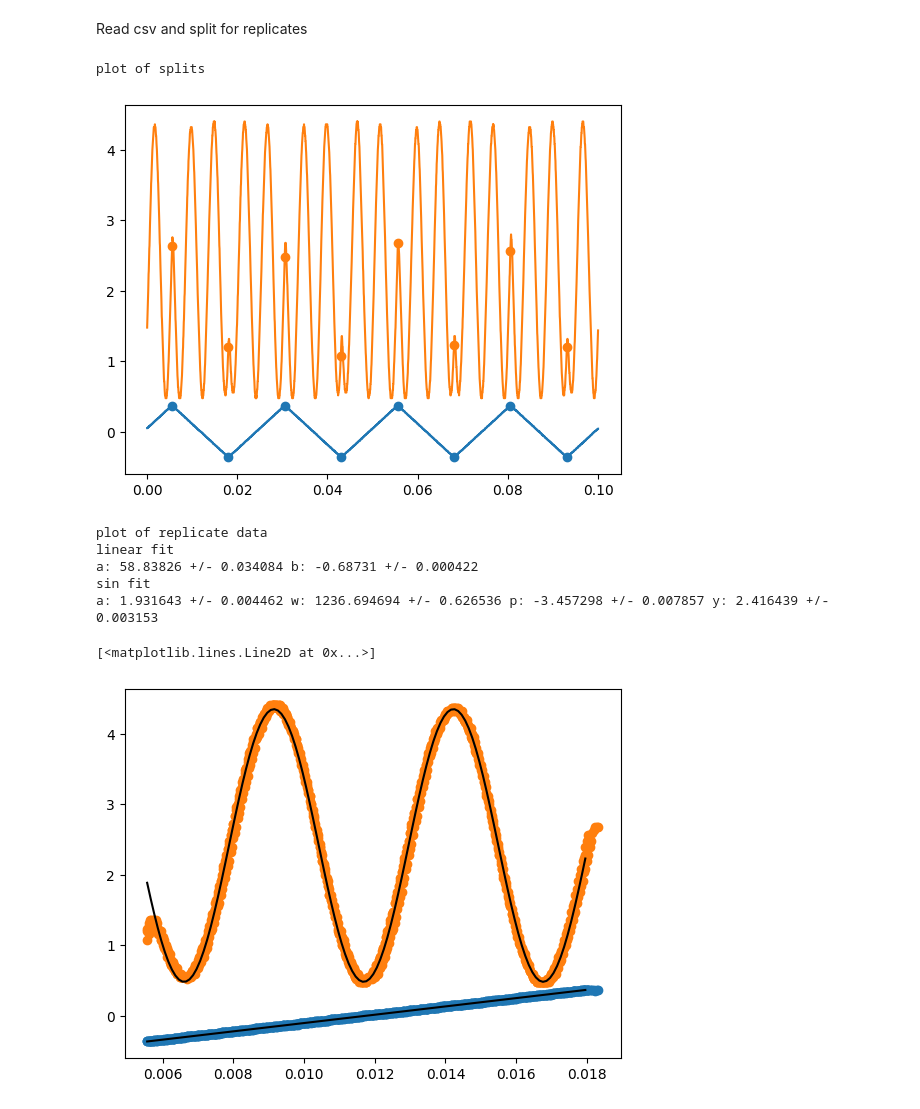
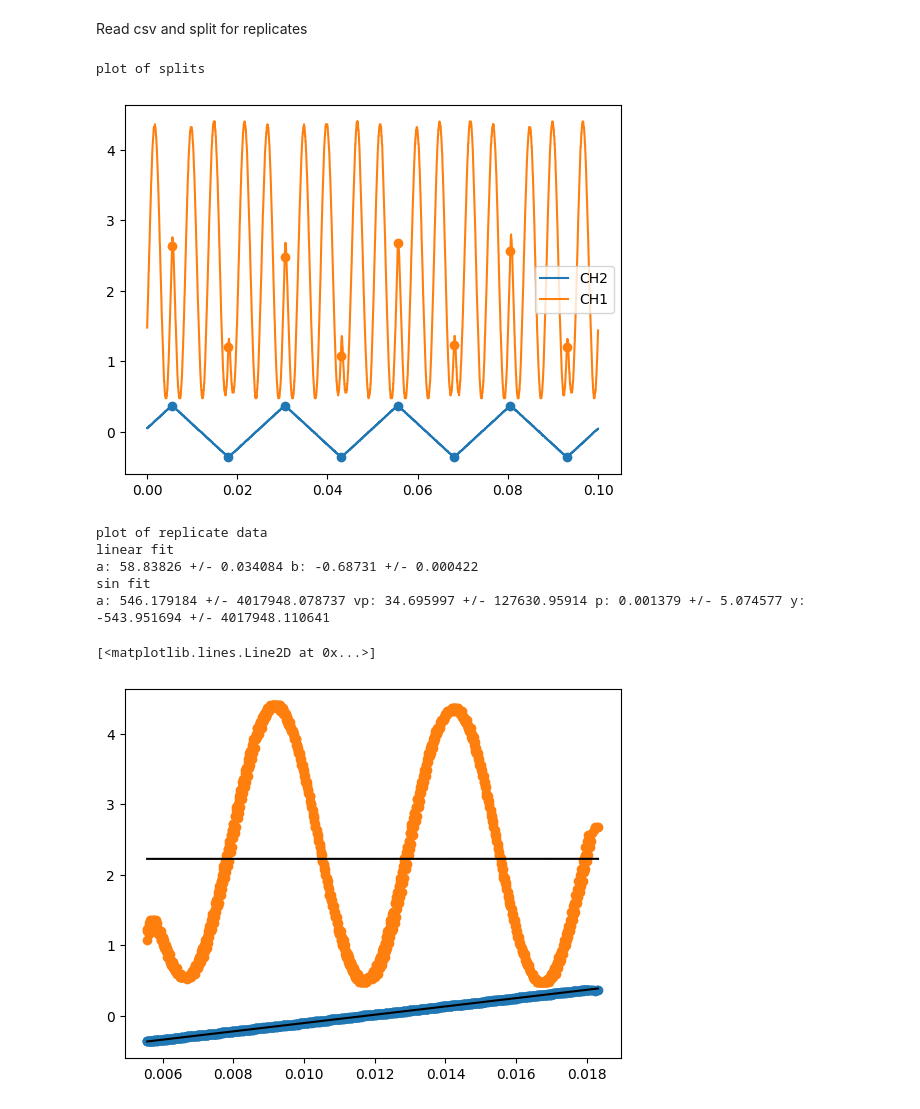
Before and after one commit to KemalOenen/advanced_labcourse, a Jupyter notebook: E121/data_analysis.ipynb, the cells around one changed output. Drawn from its saved outputs; the diff is of its cells as text; code cells hidden in the pictures.

```diff
--- a/E121/data_analysis.ipynb
+++ b/E121/data_analysis.ipynb
@@ -21,10 +21,11 @@ def subset_data_to_replicates(data_folder):
     split_points = np.sort(np.concatenate((maxima, minima)))
 
     print("plot of splits")
-    plt.plot(df_CH2["time"], df_CH2["value"])
-    plt.plot(df_CH1["time"], df_CH1["value"])
+    plt.plot(df_CH2["time"], df_CH2["value"], label="CH2")
+    plt.plot(df_CH1["time"], df_CH1["value"], label="CH1")
     plt.scatter(df_CH2["time"][split_points], df_CH2["value"][split_points])
     plt.scatter(df_CH1["time"][split_points], df_CH1["value"][split_points])
+    plt.legend()
     plt.show()
 
     # dataframe with all subsets combined
@@ -63,36 +64,36 @@ def subset_data_to_replicates(data_folder):
 # %%
 # analysis for horizontal polarization
 data = subset_data_to_replicates("ALL0001_horizontal_pol/")
 
 # plot result, see systematic deviation between flipped and unflipped
 print("plot of replicate data")
 plt.scatter(data["time"], data["CH2_value"])
 plt.scatter(data["time"], data["CH1_value"])
 
 
 # compute fits over replicate data
 print("linear fit")
 popt, pcov = sp.optimize.curve_fit(lambda t,a,b: a*t+b, data["time"], data["CH2_value"])
 popt, pcov_sqr = np.round(popt, decimals=6), np.round(np.sqrt(np.diag(pcov)), decimals=6)
 print("a:", popt[0], "+/-", pcov_sqr[0], "b:", popt[1], "+/-", pcov_sqr[1])
 
-t = np.arange(data["time"].iloc[0], data["time"].iloc[-1], 0.0001)
+t = np.sort(data["time"])#np.linspace(data["time"].iloc[0], data["time"].iloc[-1], len(data["CH2_value"]))
 plt.plot(t, popt[0]*t+popt[1], color = "black")
-
+voltage_EOM=popt[0]*t+popt[1]
 print("sin fit")
-popt, pcov = sp.optimize.curve_fit(lambda t,a,w,p,y: a*np.sin(w*t+p)+y, data["time"], data["CH1_value"], p0=[2, 1e3, 8e-3, 2.5])
+popt, pcov = sp.optimize.curve_fit(lambda v,a,vp,p,y: a*np.cos(-np.pi/2/vp*v+p)**2+y, voltage_EOM, data["CH1_value"], p0=[4, 5, 0.7, 0.5])
 popt, pcov_sqr = np.round(popt, decimals=6), np.round(np.sqrt(np.diag(pcov)), decimals=6)
-print("a:", popt[0], "+/-", pcov_sqr[0], "w:", popt[1], "+/-", pcov_sqr[1],
+print("a:", popt[0], "+/-", pcov_sqr[0], "vp:", popt[1], "+/-", pcov_sqr[1],
       "p:", popt[2], "+/-", pcov_sqr[2], "y:", popt[3], "+/-", pcov_sqr[3])
 
-plt.plot(t, popt[0]*np.sin(popt[1]*t + popt[2])+popt[3], color = "black")
+plt.plot(t, popt[0]*np.cos(-np.pi/2/popt[1]*t + popt[2])**2+popt[3], color = "black")
 # %% [output]
 plot of splits
-[figure, old version]
+[figure, new version]
 plot of replicate data
 linear fit
 a: 58.83826 +/- 0.034084 b: -0.68731 +/- 0.000422
 sin fit
-a: 1.931643 +/- 0.004462 w: 1236.694694 +/- 0.626536 p: -3.457298 +/- 0.007857 y: 2.416439 +/- 0.003153
+a: 546.179184 +/- 4017948.078737 vp: 34.695997 +/- 127630.95914 p: 0.001379 +/- 5.074577 y: -543.951694 +/- 4017948.110641
 [<matplotlib.lines.Line2D at 0x...>]
-[figure, old version]
+[figure, new version]
```
Also changed, not shown: parts of 1 cell of this notebook.
